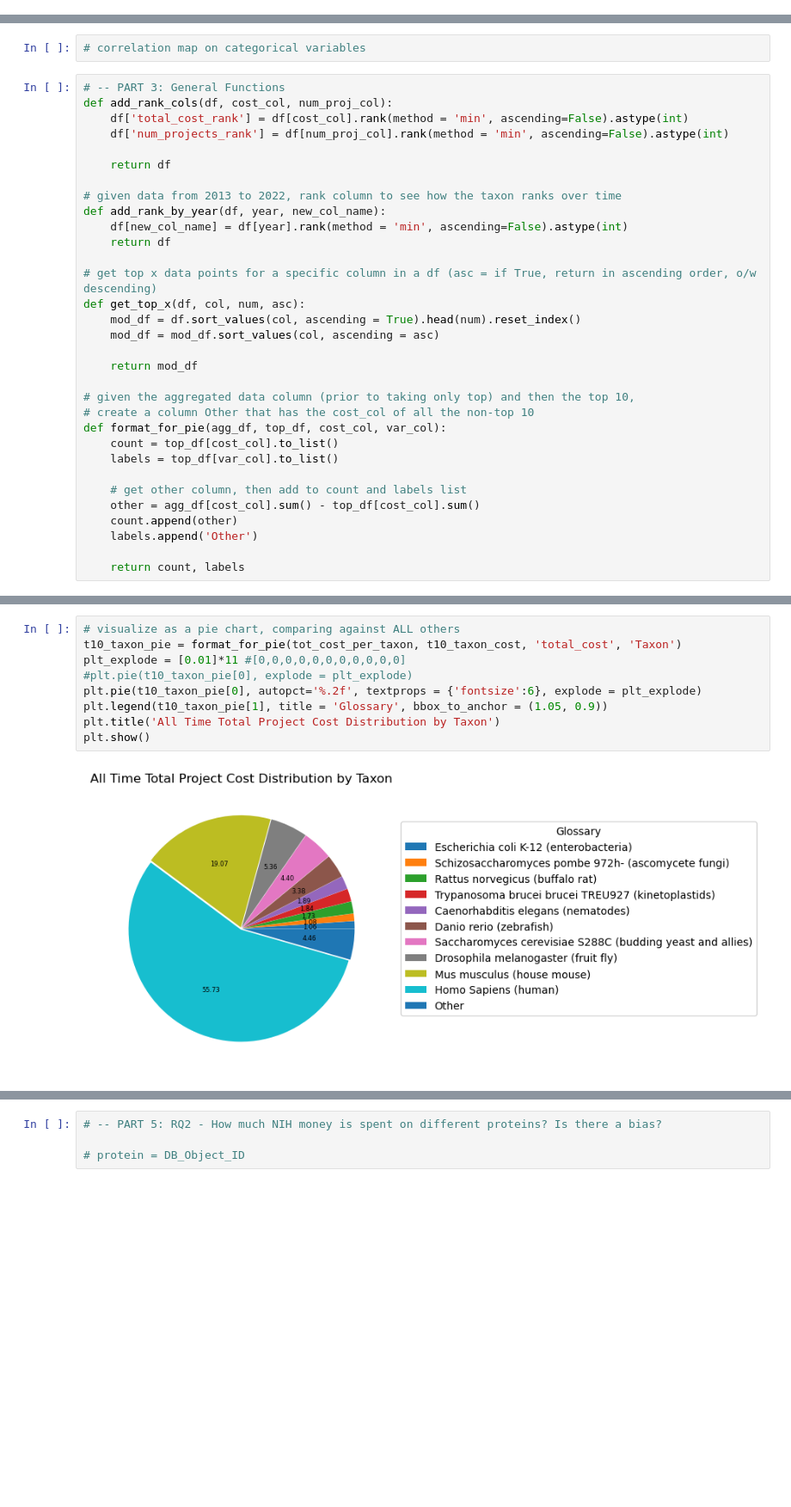
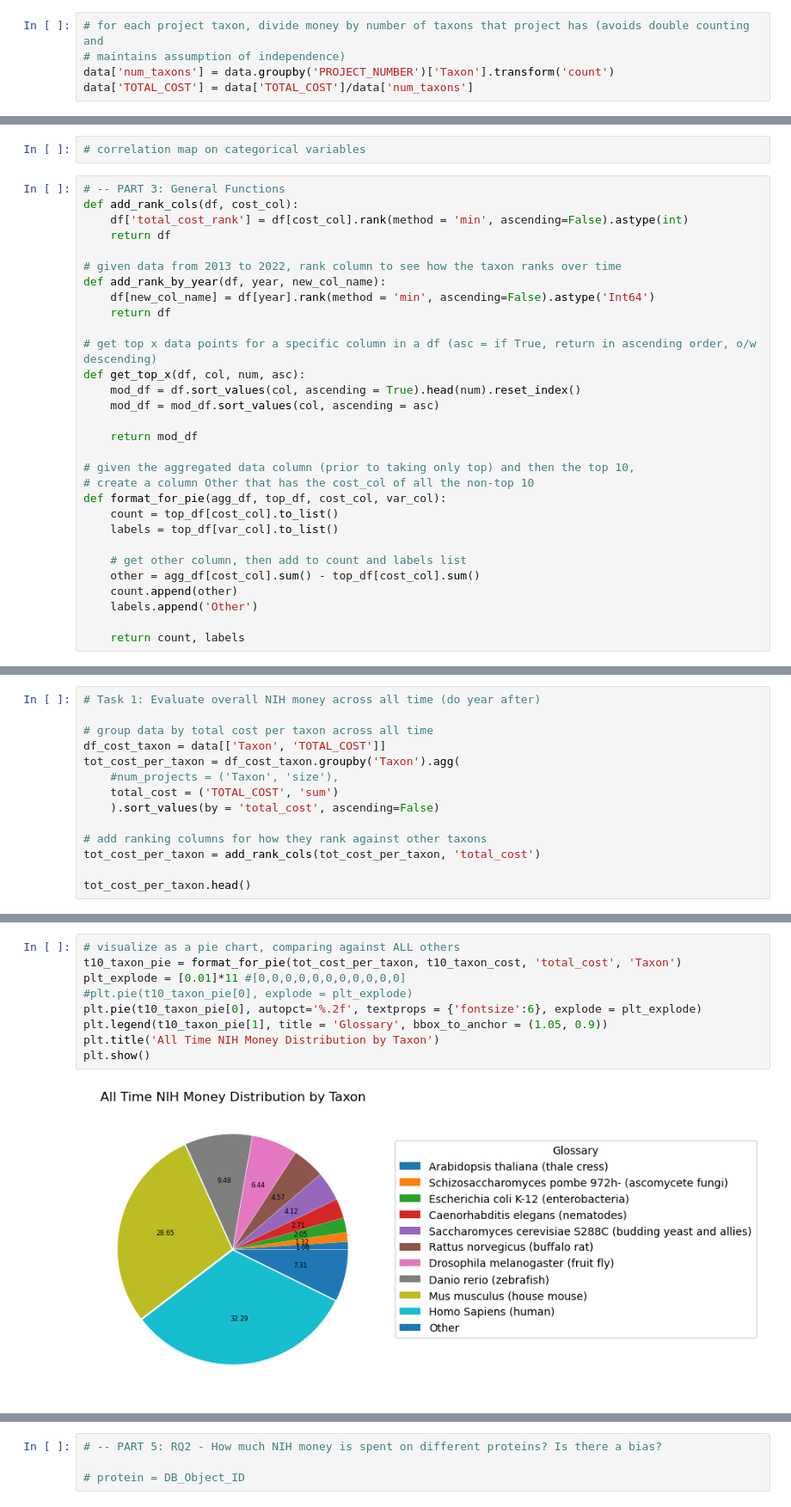
Before and after one commit to Moulica5374/NIH-Funding-Annotation-Analysis-Team-Project, a Jupyter notebook: Data_Analysis.ipynb, the cells around one changed output, grey strips where cells are left out. Shown at 86% size. Cells and saved outputs as stored; diff of their text form; blank space fills up the shorter version.

```diff
--- a/Data_Analysis.ipynb
+++ b/Data_Analysis.ipynb
@@ -112,3 +116,8 @@ data.head()
+# %%
+# for each project taxon, divide money by number of taxons that project has (avoids double counting and
+# maintains assumption of independence)
+data['num_taxons'] = data.groupby('PROJECT_NUMBER')['Taxon'].transform('count')
+data['TOTAL_COST'] = data['TOTAL_COST']/data['num_taxons']
 # %%
 # -- PART 2: High Level Overview
 
@@ -123,15 +132,13 @@ sns.heatmap(corr_matrix, annot=True)
 # correlation map on categorical variables
 # %%
 # -- PART 3: General Functions
-def add_rank_cols(df, cost_col, num_proj_col):
+def add_rank_cols(df, cost_col):
     df['total_cost_rank'] = df[cost_col].rank(method = 'min', ascending=False).astype(int)
-    df['num_projects_rank'] = df[num_proj_col].rank(method = 'min', ascending=False).astype(int)
-
     return df
 
 # given data from 2013 to 2022, rank column to see how the taxon ranks over time
 def add_rank_by_year(df, year, new_col_name):
-    df[new_col_name] = df[year].rank(method = 'min', ascending=False).astype(int)
+    df[new_col_name] = df[year].rank(method = 'min', ascending=False).astype('Int64')
     return df
 
 # get top x data points for a specific column in a df (asc = if True, return in ascending order, o/w descending)
@@ -181,0 +167,14 @@ tot_cost_per_taxon.head()
+# %%
+# Task 1: Evaluate overall NIH money across all time (do year after)
+
+# group data by total cost per taxon across all time
+df_cost_taxon = data[['Taxon', 'TOTAL_COST']]
+tot_cost_per_taxon = df_cost_taxon.groupby('Taxon').agg(
+    #num_projects = ('Taxon', 'size'),
+    total_cost = ('TOTAL_COST', 'sum')
+    ).sort_values(by = 'total_cost', ascending=False)
+
+# add ranking columns for how they rank against other taxons
+tot_cost_per_taxon = add_rank_cols(tot_cost_per_taxon, 'total_cost')
+
+tot_cost_per_taxon.head()
@@ -211,11 +218,11 @@ plt.show()
 # %%
 # visualize as a pie chart, comparing against ALL others
 t10_taxon_pie = format_for_pie(tot_cost_per_taxon, t10_taxon_cost, 'total_cost', 'Taxon')
 plt_explode = [0.01]*11 #[0,0,0,0,0,0,0,0,0,0,0]
 #plt.pie(t10_taxon_pie[0], explode = plt_explode)
 plt.pie(t10_taxon_pie[0], autopct='%.2f', textprops = {'fontsize':6}, explode = plt_explode)
 plt.legend(t10_taxon_pie[1], title = 'Glossary', bbox_to_anchor = (1.05, 0.9))
-plt.title('All Time Total Project Cost Distribution by Taxon')
+plt.title('All Time NIH Money Distribution by Taxon')
 plt.show()
 # %% [output]
-[figure, old version]
+[figure, new version]
```
Also changed, not shown: parts of 22 cells of this notebook.
